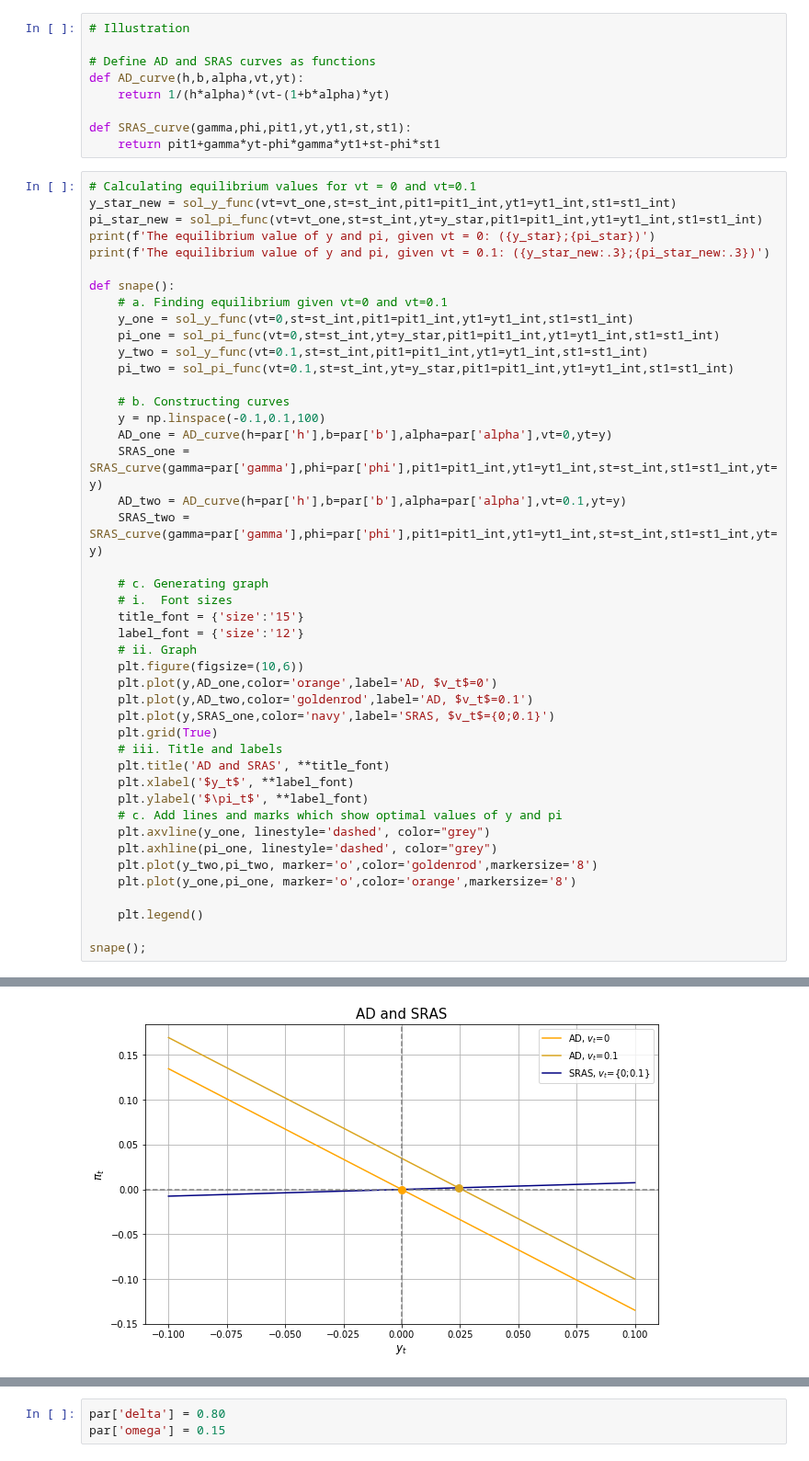
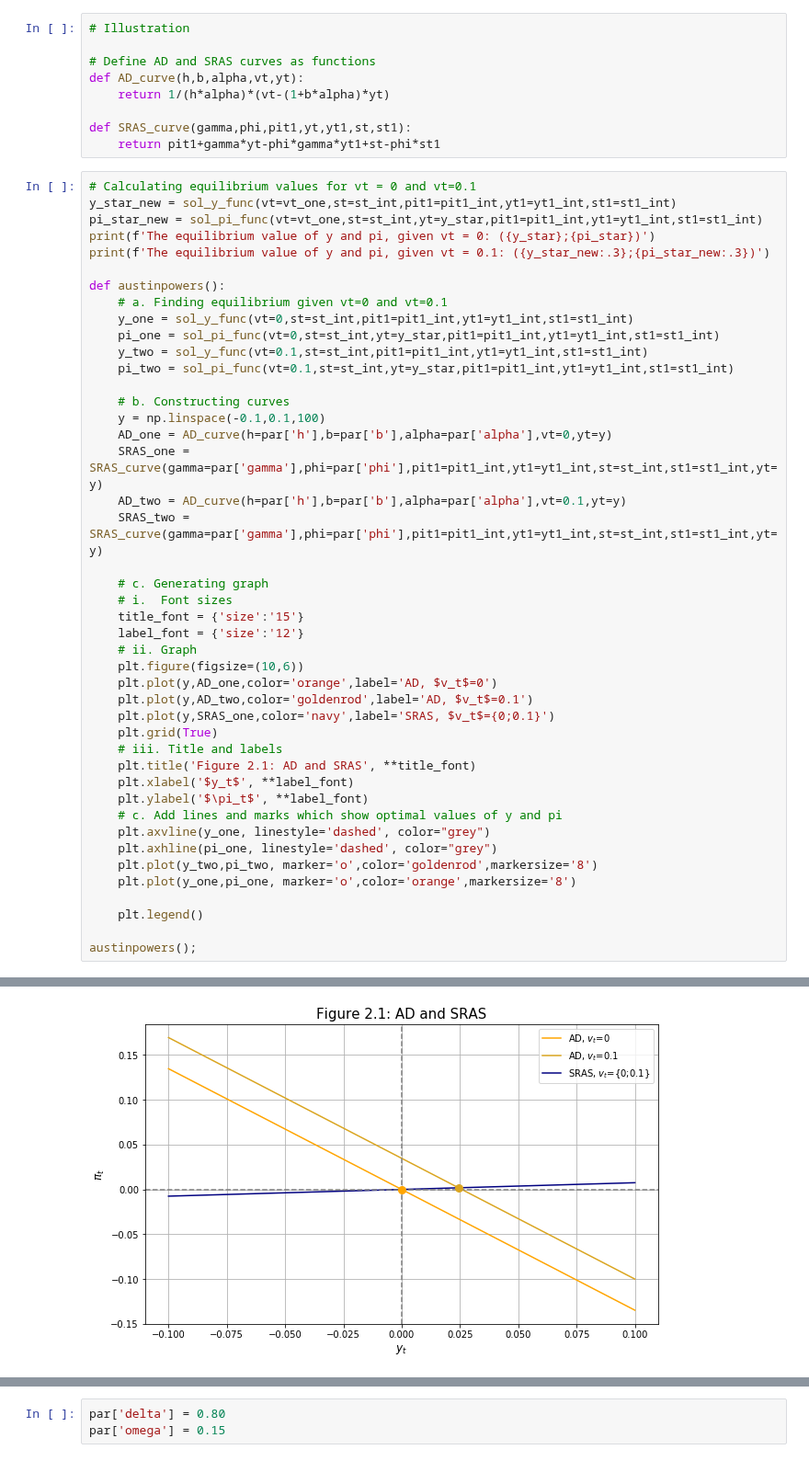
Before and after one commit to NumEconCopenhagen/projects-2019-credible-threats, a Jupyter notebook: examproject/Idaho-Final.ipynb, the cells around one changed output, grey strips where cells are left out. Shown at 92% size. Cells and saved outputs as stored; diff of their text form.

```diff
--- a/examproject/Idaho-Final.ipynb
+++ b/examproject/Idaho-Final.ipynb
@@ -160,7 +132,7 @@ pi_star_new = sol_pi_func(vt=vt_one,st=st_int,yt=y_star,pit1=pit1_int,yt1=yt1_in
 print(f'The equilibrium value of y and pi, given vt = 0: ({y_star};{pi_star})')
 print(f'The equilibrium value of y and pi, given vt = 0.1: ({y_star_new:.3};{pi_star_new:.3})')
 
-def snape():
+def austinpowers():
     # a. Finding equilibrium given vt=0 and vt=0.1
     y_one = sol_y_func(vt=0,st=st_int,pit1=pit1_int,yt1=yt1_int,st1=st1_int)
     pi_one = sol_pi_func(vt=0,st=st_int,yt=y_star,pit1=pit1_int,yt1=yt1_int,st1=st1_int)
@@ -171,33 +143,33 @@ def snape():
     y = np.linspace(-0.1,0.1,100)
     AD_one = AD_curve(h=par['h'],b=par['b'],alpha=par['alpha'],vt=0,yt=y)
     SRAS_one = SRAS_curve(gamma=par['gamma'],phi=par['phi'],pit1=pit1_int,yt1=yt1_int,st=st_int,st1=st1_int,yt=y)
     AD_two = AD_curve(h=par['h'],b=par['b'],alpha=par['alpha'],vt=0.1,yt=y)
     SRAS_two = SRAS_curve(gamma=par['gamma'],phi=par['phi'],pit1=pit1_int,yt1=yt1_int,st=st_int,st1=st1_int,yt=y)
 
     # c. Generating graph
     # i.  Font sizes
     title_font = {'size':'15'}
     label_font = {'size':'12'}
     # ii. Graph
     plt.figure(figsize=(10,6))
     plt.plot(y,AD_one,color='orange',label='AD, $v_t$=0')
     plt.plot(y,AD_two,color='goldenrod',label='AD, $v_t$=0.1')
     plt.plot(y,SRAS_one,color='navy',label='SRAS, $v_t$={0;0.1}')
     plt.grid(True)
     # iii. Title and labels
-    plt.title('AD and SRAS', **title_font)
+    plt.title('Figure 2.1: AD and SRAS', **title_font)
     plt.xlabel('$y_t$', **label_font)
     plt.ylabel('$\pi_t$', **label_font)
     # c. Add lines and marks which show optimal values of y and pi
     plt.axvline(y_one, linestyle='dashed', color="grey")
     plt.axhline(pi_one, linestyle='dashed', color="grey")
     plt.plot(y_two,pi_two, marker='o',color='goldenrod',markersize='8')
     plt.plot(y_one,pi_one, marker='o',color='orange',markersize='8')
 
     plt.legend()
 
-snape();
+austinpowers();
 # %% [output]
 The equilibrium value of y and pi, given vt = 0: (0.0;0.0)
 The equilibrium value of y and pi, given vt = 0.1: (0.0244;0.00183)
-[figure, old version]
+[figure, new version]
```
Also changed, not shown: parts of 44 cells of this notebook.
